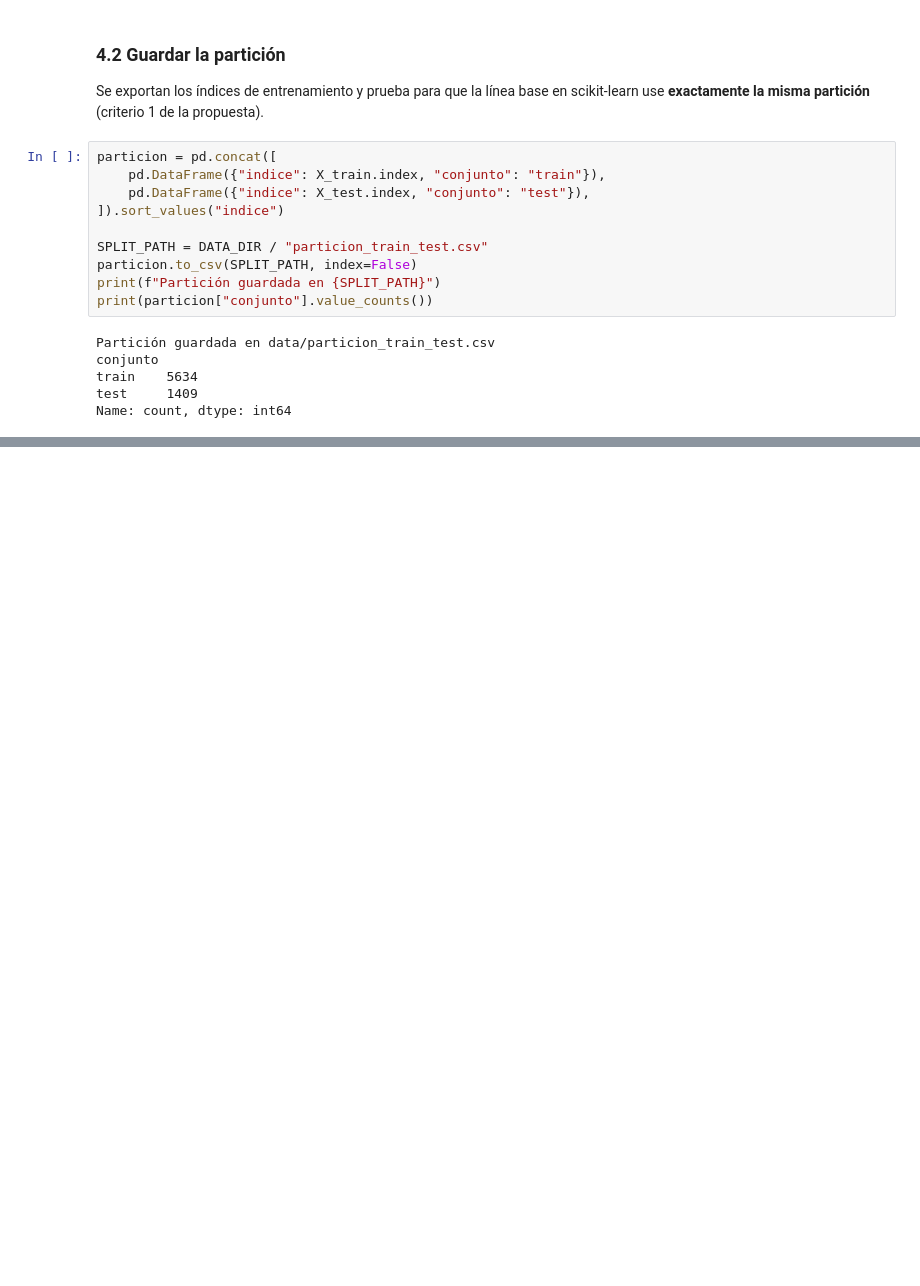
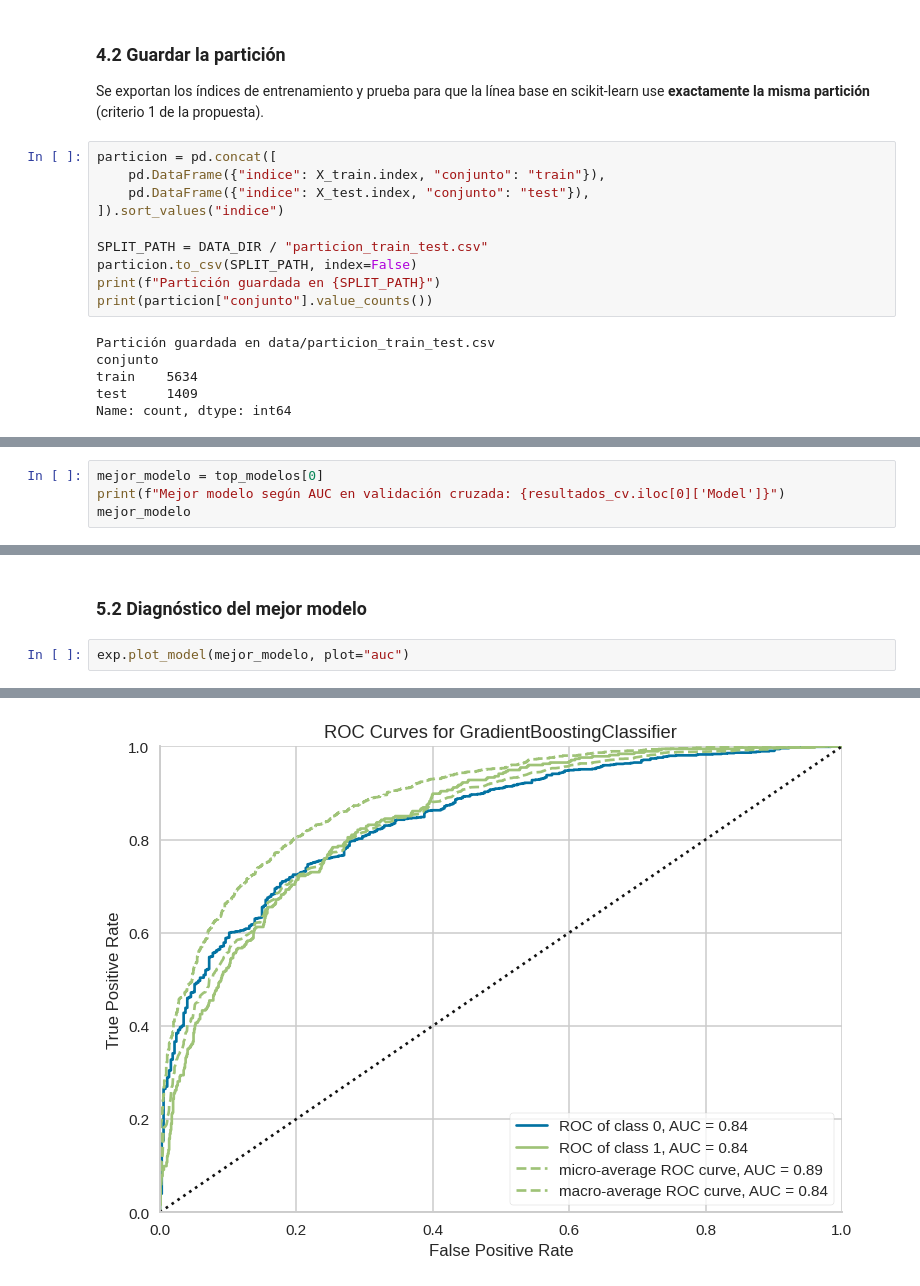
Before and after one commit to celleri-d/TrabajoPipeline3, a Jupyter notebook: pipeline_churn.ipynb, the cells around one changed output, grey strips where cells are left out. Drawn from its saved outputs; the diff is of its cells as text; blank space fills up the shorter version.

```diff
--- a/pipeline_churn.ipynb
+++ b/pipeline_churn.ipynb
@@ -490,0 +581,4 @@ Name: count, dtype: int64
+# %%
+mejor_modelo = top_modelos[0]
+print(f"Mejor modelo según AUC en validación cruzada: {resultados_cv.iloc[0]['Model']}")
+mejor_modelo
@@ -490,0 +596,5 @@ Name: count, dtype: int64
+# %% [markdown]
+### 5.2 Diagnóstico del mejor modelo
+# %%
+exp.plot_model(mejor_modelo, plot="auc")
+# %% [output]
@@ -490,0 +602 @@ Name: count, dtype: int64
+[figure, added]
```
Also changed, not shown: parts of 11 cells of this notebook, 1 other file.
